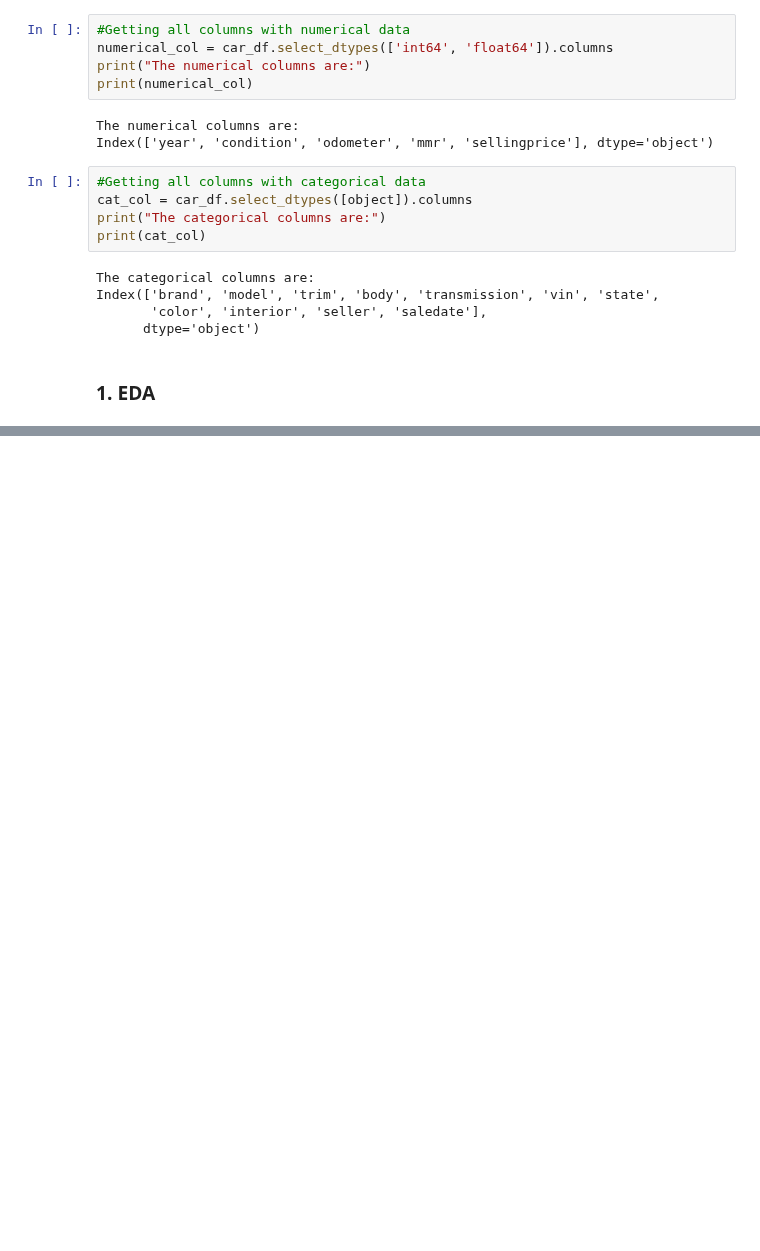
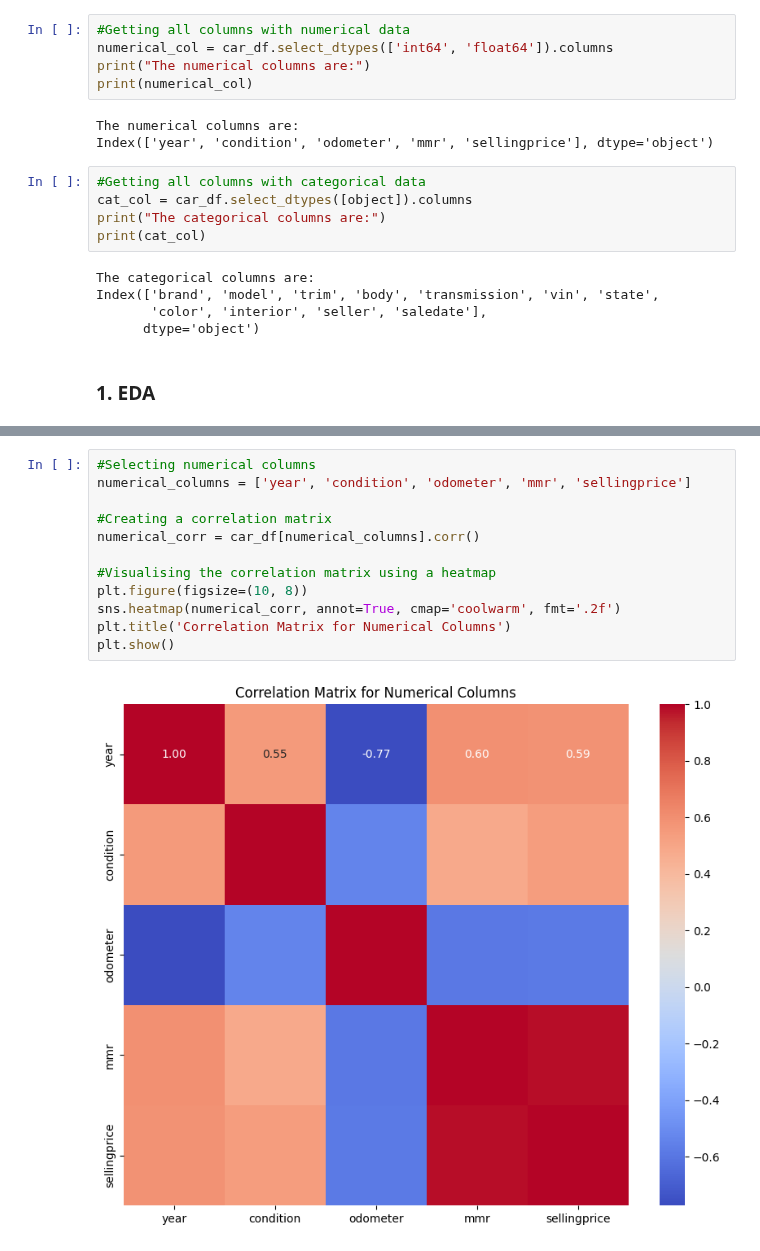
Before and after one commit to maxheijmans/AIM4B_Group1, a Jupyter notebook: UsedCarAuctionPrices/EDA_UsedCarAuctionPrices.ipynb, the cells around one changed output, grey strips where cells are left out. Cells and saved outputs as stored; diff of their text form; blank space fills up the shorter version.

```diff
--- a/UsedCarAuctionPrices/EDA_UsedCarAuctionPrices.ipynb
+++ b/UsedCarAuctionPrices/EDA_UsedCarAuctionPrices.ipynb
@@ -305,0 +348,14 @@ plt.show()
+# %%
+#Selecting numerical columns
+numerical_columns = ['year', 'condition', 'odometer', 'mmr', 'sellingprice']
+
+#Creating a correlation matrix
+numerical_corr = car_df[numerical_columns].corr()
+
+#Visualising the correlation matrix using a heatmap
+plt.figure(figsize=(10, 8))
+sns.heatmap(numerical_corr, annot=True, cmap='coolwarm', fmt='.2f')
+plt.title('Correlation Matrix for Numerical Columns')
+plt.show()
+# %% [output]
+[figure, added]
```
Also changed, not shown: parts of 6 cells of this notebook.
